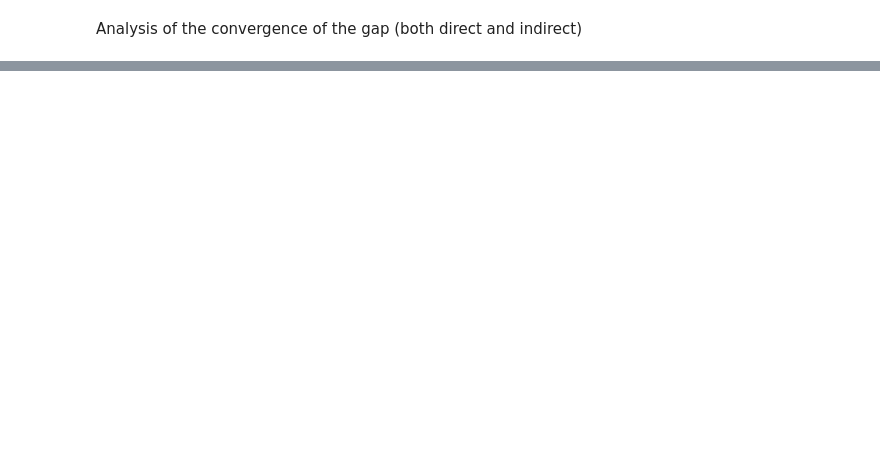
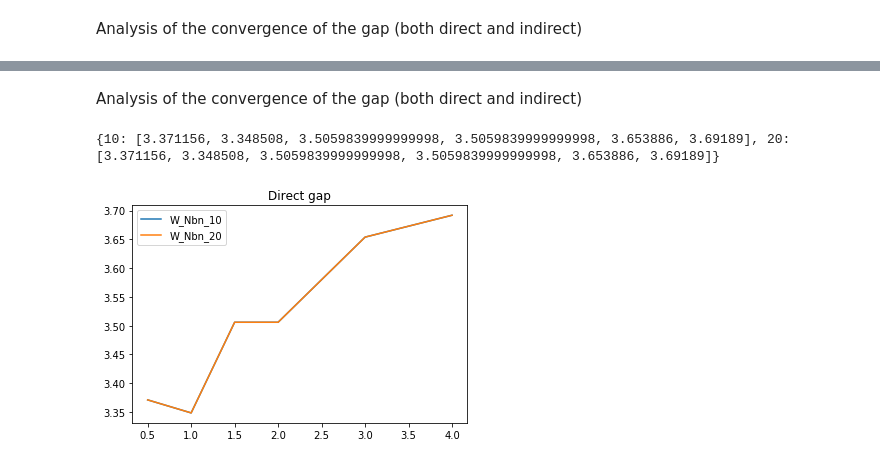
Before and after one commit to marcodalessandro76/Yambo-nb, a Jupyter notebook: Si-equilibrium/GW convergence analysis/GW Convergence Analysis.ipynb, the cells around one changed output, grey strips where cells are left out. Cells and saved outputs as stored; diff of their text form; code cells hidden in the pictures; blank space fills up the shorter version.

```diff
--- a/Si-equilibrium/GW convergence analysis/GW Convergence Analysis.ipynb
+++ b/Si-equilibrium/GW convergence analysis/GW Convergence Analysis.ipynb
@@ -291 +274,4 @@ This plots conclude the convergence analysis of the HF approximation of the self
+# %%
+hf_kconv = 8
+hf_G0_Gcompconv = 2.5 #Ha
 # %% [markdown]
@@ -388,0 +289,3 @@ results
+# %%
+W_Gcomp = [0.5,1.0,1.5,2.0,3.0,4.0] #Ha
+W_nb = [10,20]
@@ -388,0 +314,2 @@ results
+# %%
+R.runCOHSEX(yamboDic,hf_kconv,8,True)
@@ -388,0 +346,34 @@ results
+# %% [markdown]
+Analysis of the convergence of the gap (both direct and indirect)
+# %%
+y = yamboDic[hf_kconv][nscf_nbnds[0]]['cs']
+
+dirGap = {}
+for wn in W_nb:
+    dirGap[wn] = []
+    for wg in W_Gcomp:
+        ind = 0
+        for kVal,bndVal in zip(y[wg,wn]['KP'],y[wg,wn]['BND']):
+            if kVal == 1.0 and bndVal == 4.0:
+                break
+            else:
+                ind +=1
+        EHomo = y[wg,wn]['E0'][ind] + y[wg,wn]['EmE0'][ind]
+        ind = 0
+        for kVal,bndVal in zip(y[wg,wn]['KP'],y[wg,wn]['BND']):
+            if kVal == 1.0 and bndVal == 5.0:
+                break
+            else:
+                ind +=1
+        ELumo = y[wg,wn]['E0'][ind] + y[wg,wn]['EmE0'][ind]
+        dirGap[wn].append(ELumo-EHomo)
+
+    plt.plot(W_Gcomp,dirGap[wn],label= 'W_Nbn_'+str(wn))
+
+print dirGap
+plt.title('Direct gap')
+plt.legend()
+plt.show()
+# %% [output]
+{10: [3.371156, 3.348508, 3.5059839999999998, 3.5059839999999998, 3.653886, 3.69189], 20: [3.371156, 3.348508, 3.5059839999999998, 3.5059839999999998, 3.653886, 3.69189]}
+[figure, added]
```
Also changed, not shown: parts of 39 cells of this notebook, 1 other file.
